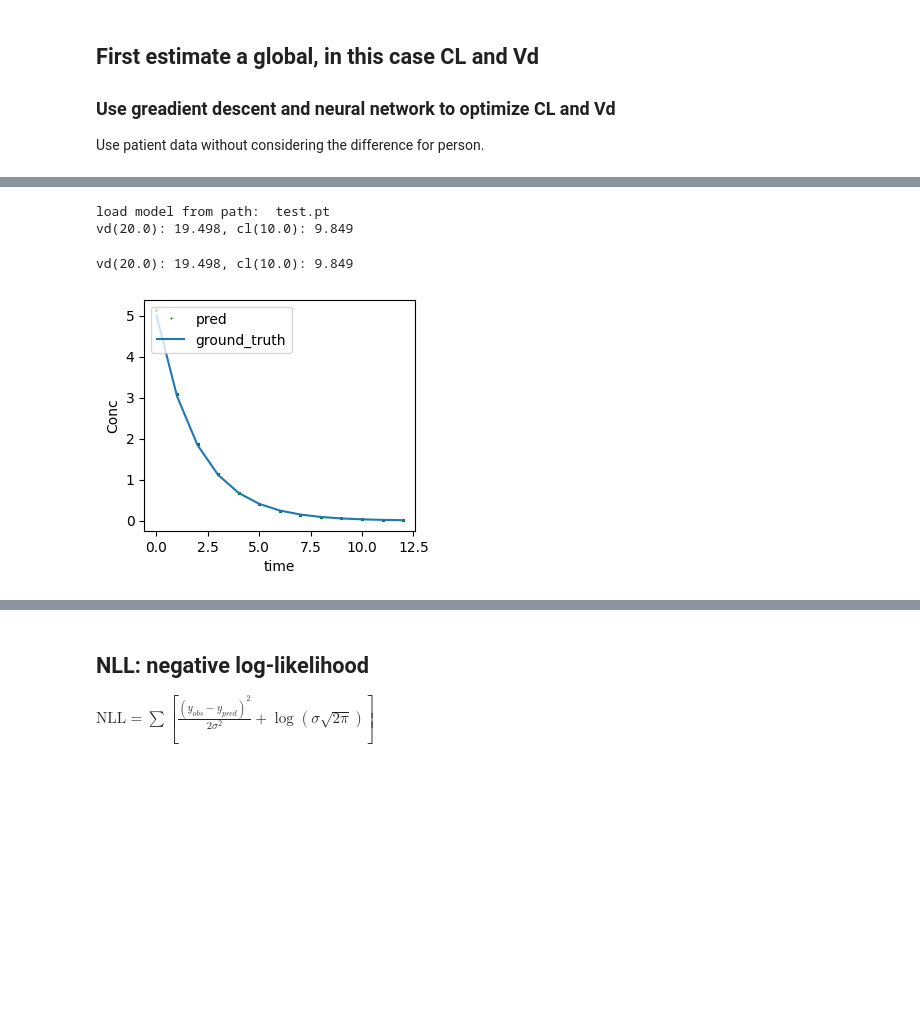
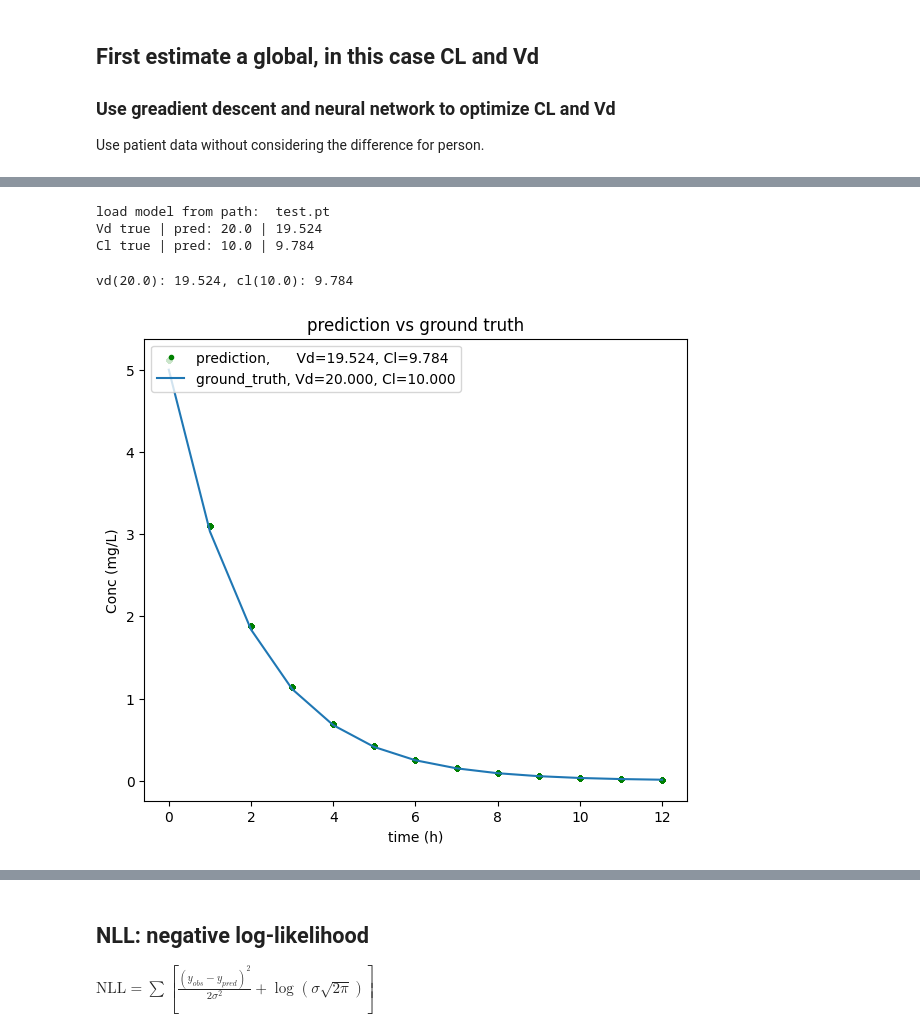
Before and after one commit to yingzibu/ODE, a Jupyter notebook: learn/nonmem/eta_eps_gradient_descent.ipynb, the cells around one changed output, grey strips where cells are left out. Cells and saved outputs as stored; diff of their text form; code cells hidden in the pictures; blank space fills up the shorter version.

```diff
--- a/learn/nonmem/eta_eps_gradient_descent.ipynb
+++ b/learn/nonmem/eta_eps_gradient_descent.ipynb
@@ -85,7 +112,7 @@ class global_estimation(nn.Module):
         self.vd = torch.nn.Parameter(torch.tensor(0.1))
         self.cl = torch.nn.Parameter(torch.tensor(0.1))
         self.device = device
-    def forward(self, t, Dose=100):
+    def forward(self, t, Dose=dose):
         conc = Dose/self.vd * torch.exp(-self.cl/self.vd * t)
         return conc.to(self.device)
 # %%
@@ -125,7 +152,7 @@ for epoch in tqdm(range(MAX_EPOCH), total=MAX_EPOCH):
         torch.save(model.state_dict(), model_path_)
     if epoch - min_epoch > patience: print('early stop'); break
 
-    if (epoch - 1) % verbose_freq == 0:
+    if epoch % verbose_freq == 0 and epoch >= verbose_freq:
         print(f'Epoch: {epoch}, Loss: {loss:.3f}');
         print(f'Vd({pop_vd}): {model.vd.item():.3f}, Cl({pop_cl}): {model.cl.item():.3f}')
         plt.plot(loss_all);
@@ -155,7 +173,8 @@ def load_model(model, path, device='cpu'):
     model.load_state_dict(torch.load(path, map_location=device))
 
 load_model(model, model_path_)
-print(f'vd({pop_vd}): {model.vd.item():.3f}, cl({pop_cl}): {model.cl.item():.3f}')
+print(f'Vd true | pred: {pop_vd} | {model.vd.item():.3f}')
+print(f'Cl true | pred: {pop_cl} | {model.cl.item():.3f}')
 print('\n')
 
 model.eval()
@@ -169,24 +188,30 @@ for inp, oup in loader:
     pred_list += pred.detach().cpu().numpy().tolist()
 # %% [output]
 load model from path:  test.pt
-vd(20.0): 19.498, cl(10.0): 9.849
+Vd true | pred: 20.0 | 19.524
+Cl true | pred: 10.0 | 9.784
 # %%
 pred_vd = model.vd.item()
 pred_cl = model.cl.item()
 
 print(f'vd({pop_vd}): {pred_vd:.3f}, cl({pop_cl}): {pred_cl:.3f}')
-plt.plot(inp_list, pred_list, 'go', label='pred', markersize=0.5)
 
-plt.plot(range(n_obs), true_conc, label='ground_truth')
+matplotlib.rcParams['figure.figsize'] = (3.5*2, 6)
+plt.plot(inp_list, pred_list, 'go',
+         label=f'prediction,      Vd={pred_vd:.3f}, Cl={pred_cl:.3f}',
+         markersize=3)
+
+plt.plot(range(n_obs), true_conc,
+         label=f'ground_truth, Vd={pop_vd:.3f}, Cl={pop_cl:.3f}')
 # plt.plot(time_here, conc_time(time_here), label='ground truth')
-plt.xlabel('time')
-plt.ylabel('Conc')
-
+plt.xlabel('time (h)')
+plt.ylabel('Conc (mg/L)')
+plt.title('prediction vs ground truth')
 plt.legend(loc=2)
 plt.show()
 # %% [output]
-vd(20.0): 19.498, cl(10.0): 9.849
+vd(20.0): 19.524, cl(10.0): 9.784
-[figure, old version]
+[figure, new version]
 # %%
 class pk_dataset(Dataset):
     def __init__(self, df):
```
Also changed, not shown: parts of 15 cells of this notebook.
